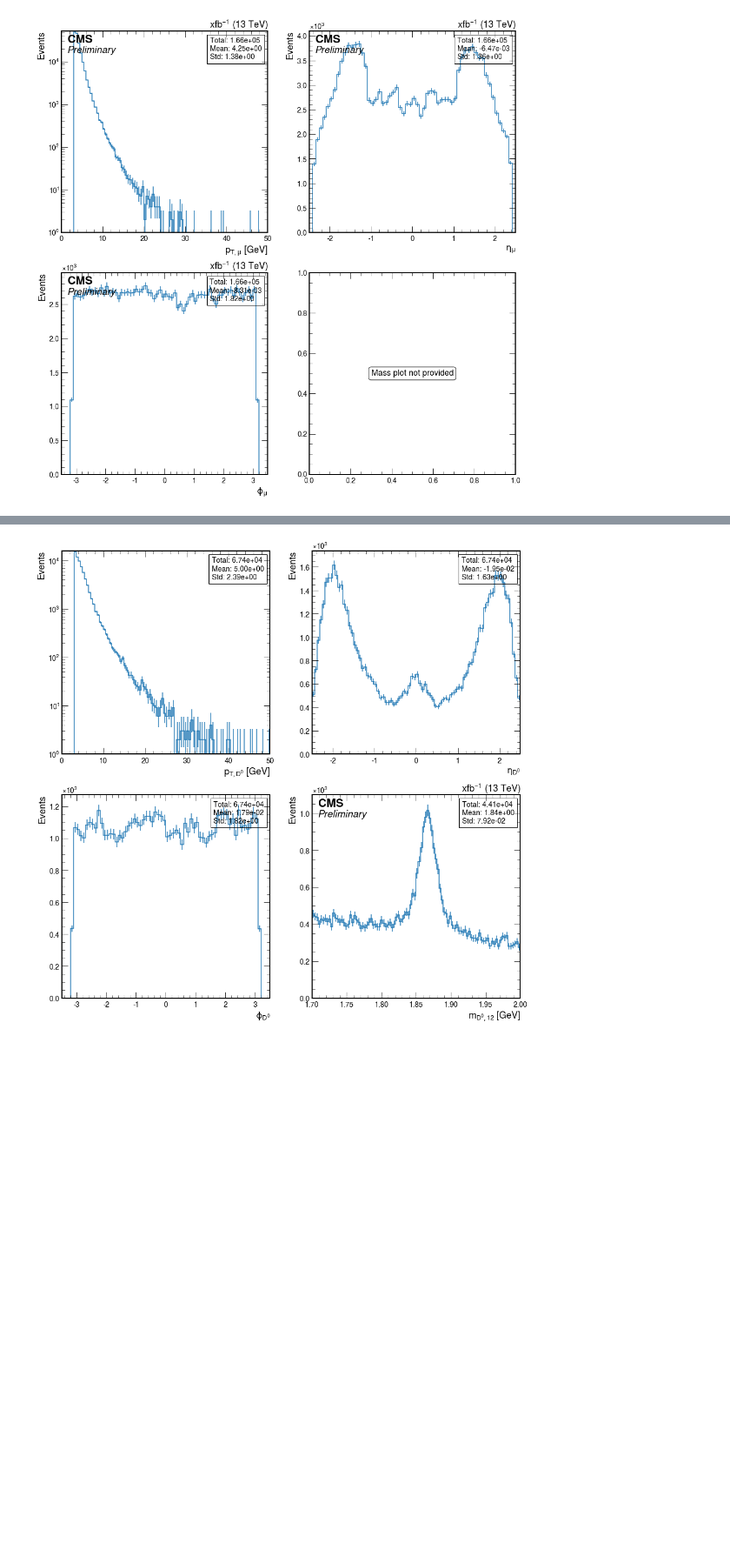
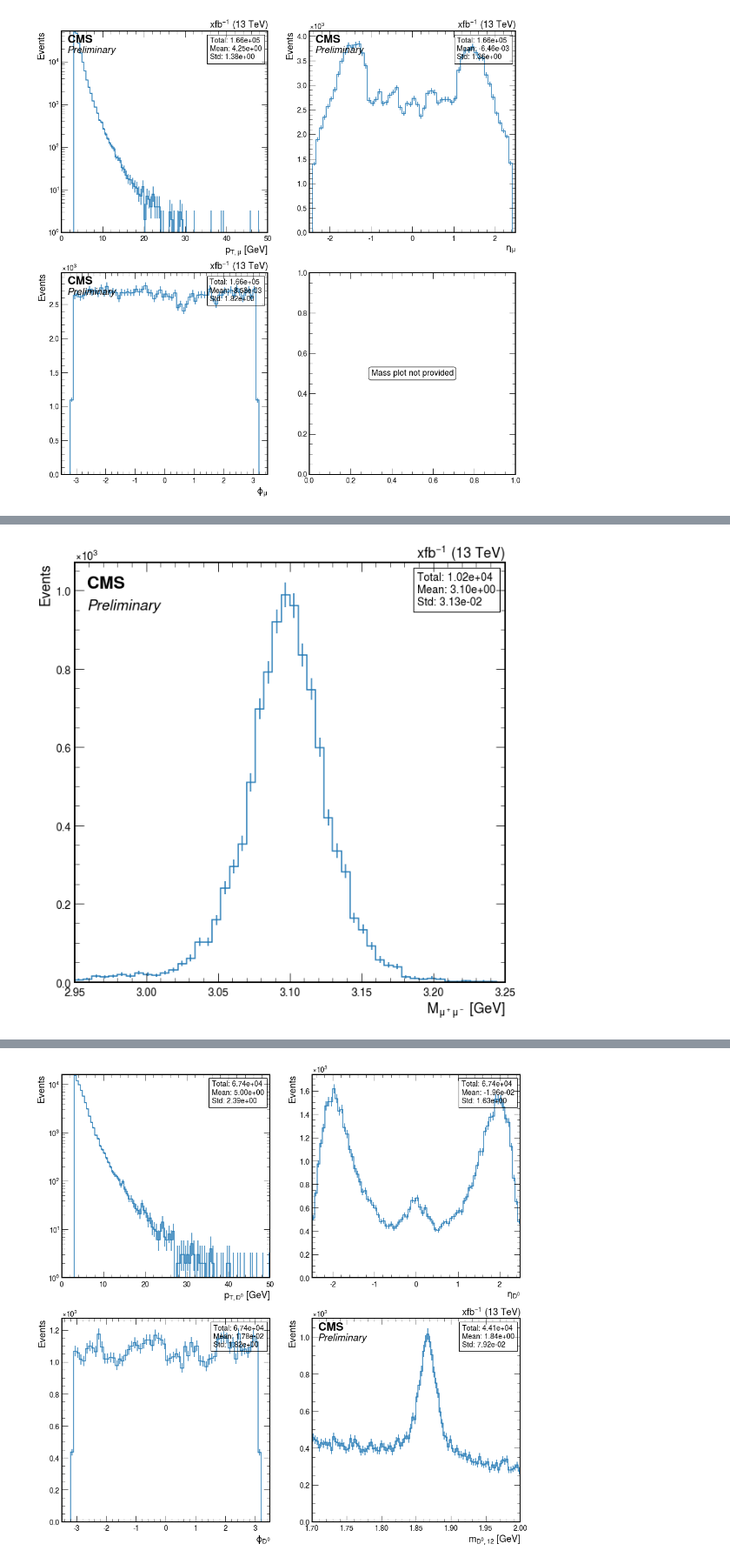
Before and after one commit to Mapse/OniaOpenCharmRun2ULAna, a Jupyter notebook: temp/JpsiOpenCharmPlots.ipynb, the cells around one changed output, grey strips where cells are left out. Shown at 87% size. Saved outputs shown, nothing was run; the diff lists cells and outputs as text; code cells hidden in the pictures; blank space fills up the shorter version.

```diff
--- a/temp/JpsiOpenCharmPlots.ipynb
+++ b/temp/JpsiOpenCharmPlots.ipynb
@@ -343 +345,6 @@ ax = create_plot1d(hists['Jpsi_mass'])
+# %%
+bx = hists['Jpsi_mass'].rebin("mass", hist.Bin("mass", "$M_{\mu^+\mu^-}$ [GeV]", 50, 2.95, 3.25))
+cx = create_plot1d(bx)
+# %% [output]
+[figure, added]
 # %%
```
Also changed, not shown: parts of 22 cells of this notebook, 8 other files.
